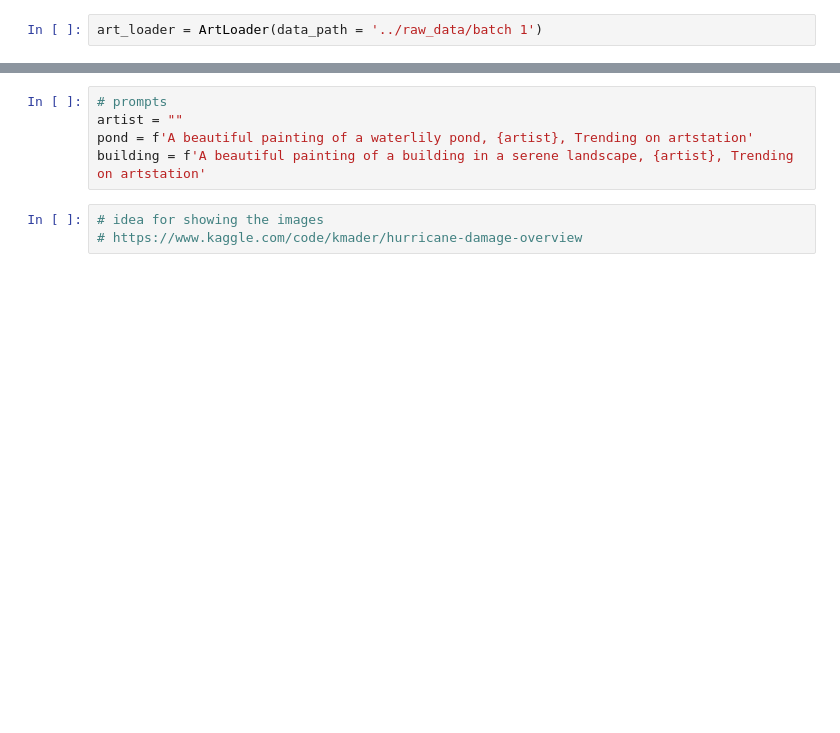
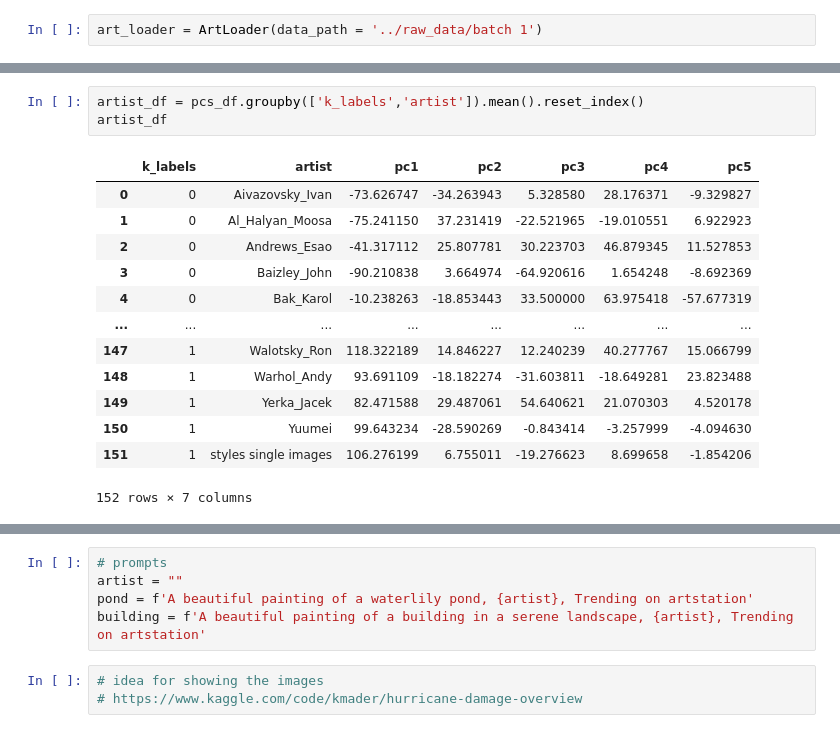
Before and after one commit to alecsharpie/artist_studies, a Jupyter notebook: notebooks/Explore_Artist_Studies.ipynb, the cells around one changed output, grey strips where cells are left out. Cells and saved outputs as stored; diff of their text form; blank space fills up the shorter version.

```diff
--- a/notebooks/Explore_Artist_Studies.ipynb
+++ b/notebooks/Explore_Artist_Studies.ipynb
@@ -83,0 +127,17 @@ artist_features = model(test_ponds).numpy().mean(axis = 0)
+# %%
+artist_df = pcs_df.groupby(['k_labels','artist']).mean().reset_index()
+artist_df
+# %% [output]
+|  | k_labels | artist | pc1 | pc2 | pc3 | pc4 | pc5 |
+| 0 | 0 | Aivazovsky_Ivan | -73.626747 | -34.263943 | 5.328580 | 28.176371 | -9.329827 |
+| 1 | 0 | Al_Halyan_Moosa | -75.241150 | 37.231419 | -22.521965 | -19.010551 | 6.922923 |
+| 2 | 0 | Andrews_Esao | -41.317112 | 25.807781 | 30.223703 | 46.879345 | 11.527853 |
+| 3 | 0 | Baizley_John | -90.210838 | 3.664974 | -64.920616 | 1.654248 | -8.692369 |
+| 4 | 0 | Bak_Karol | -10.238263 | -18.853443 | 33.500000 | 63.975418 | -57.677319 |
+| ... | ... | ... | ... | ... | ... | ... | ... |
+| 147 | 1 | Walotsky_Ron | 118.322189 | 14.846227 | 12.240239 | 40.277767 | 15.066799 |
+| 148 | 1 | Warhol_Andy | 93.691109 | -18.182274 | -31.603811 | -18.649281 | 23.823488 |
+| 149 | 1 | Yerka_Jacek | 82.471588 | 29.487061 | 54.640621 | 21.070303 | 4.520178 |
+| 150 | 1 | Yuumei | 99.643234 | -28.590269 | -0.843414 | -3.257999 | -4.094630 |
+| 151 | 1 | styles single images | 106.276199 | 6.755011 | -19.276623 | 8.699658 | -1.854206 |
+152 rows × 7 columns
```
Also changed, not shown: parts of 17 cells of this notebook.
